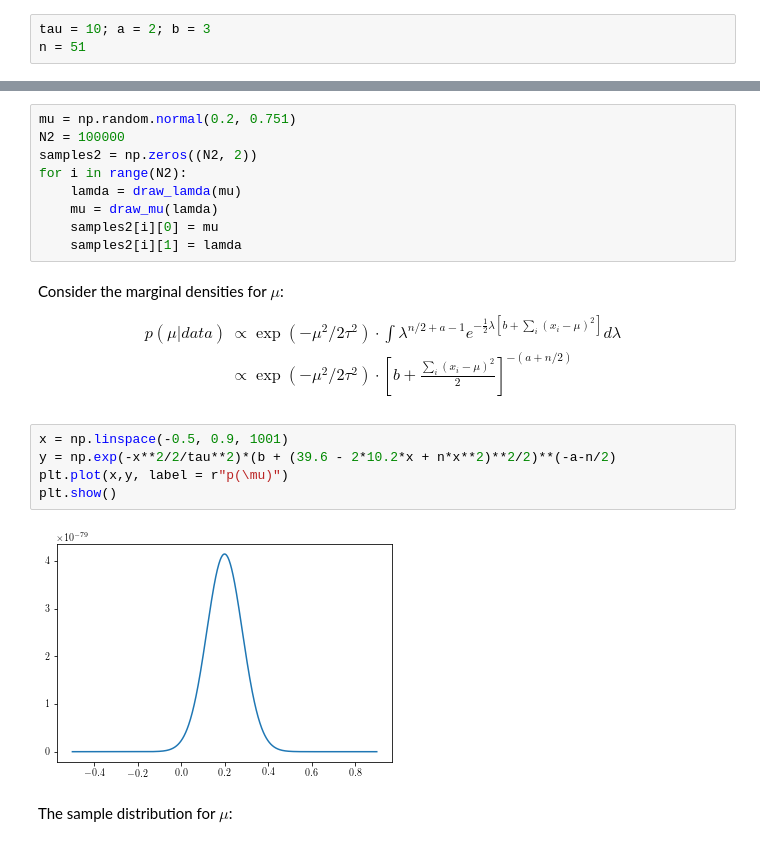
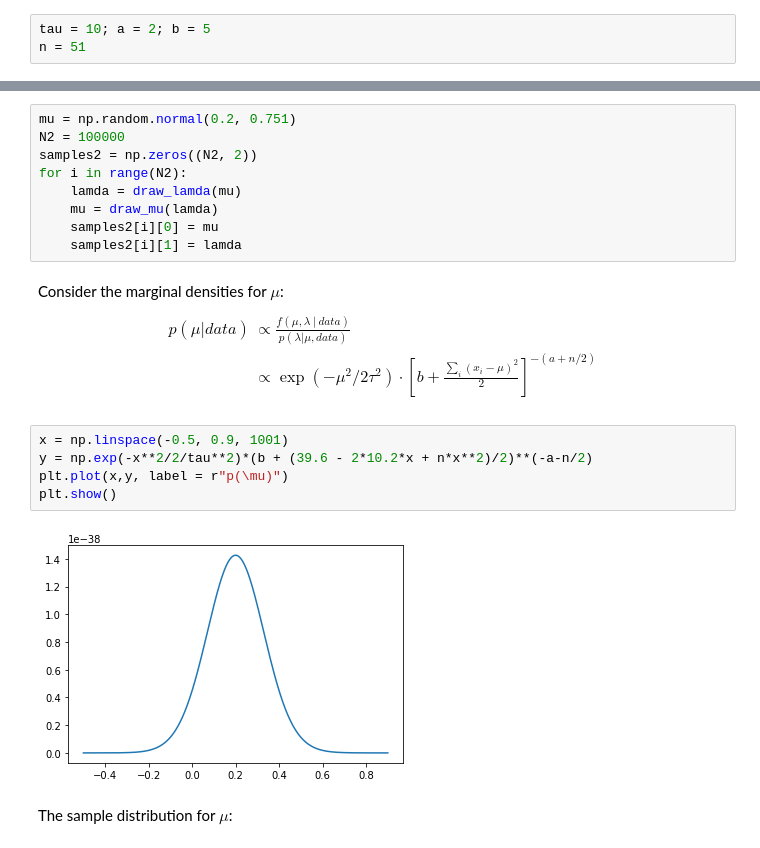
Before and after one commit to west5678/MCMC, a Jupyter notebook: midterm/midterm.ipynb, the cells around one changed output, grey strips where cells are left out. Drawn from its saved outputs; the diff is of its cells as text.

```diff
--- a/midterm/midterm.ipynb
+++ b/midterm/midterm.ipynb
@@ -107,5 +106,5 @@ Since the size of the samples is rather small, I picked larg $\tau$ and small a
 # %%
-tau = 10; a = 2; b = 3
+tau = 10; a = 2; b = 5
 n = 51
 # %% [markdown]
 Rearange $f(\mu, \lambda \ | \ data)$ and get conditional densities for $\mu$ and $\lambda$:
@@ -142,16 +141,16 @@ for i in range(N2):
 # %% [markdown]
 Consider the marginal densities for $\mu$:
 \begin{align}
-p(\mu | data) &\propto \exp(-\mu^2 / 2\tau^2)\cdot \int \lambda^{n/2 + a -1} e^{-\frac{1}{2} \lambda [b+\sum_i(x_i-\mu)^2]} d\lambda \\
+p(\mu | data) &\propto \frac{f(\mu, \lambda \ | \ data)}{p(\lambda | \mu , data)} \\
                 &\propto \exp(-\mu^2 / 2\tau^2)\cdot [b+ \frac{\sum_i(x_i-\mu)^2}{2}]^{-(a+n/2)}
 \end{align}
 # %%
 x = np.linspace(-0.5, 0.9, 1001)
-y = np.exp(-x**2/2/tau**2)*(b + (39.6 - 2*10.2*x + n*x**2)**2/2)**(-a-n/2)
+y = np.exp(-x**2/2/tau**2)*(b + (39.6 - 2*10.2*x + n*x**2)/2)**(-a-n/2)
 plt.plot(x,y, label = r"p(\mu)")
 plt.show()
 # %% [output]
-[figure, old version]
+[figure, new version]
 # %% [markdown]
 The sample distribution for $\mu$:
 # %%
```
Also changed, not shown: parts of 46 cells of this notebook, 1 other file.
